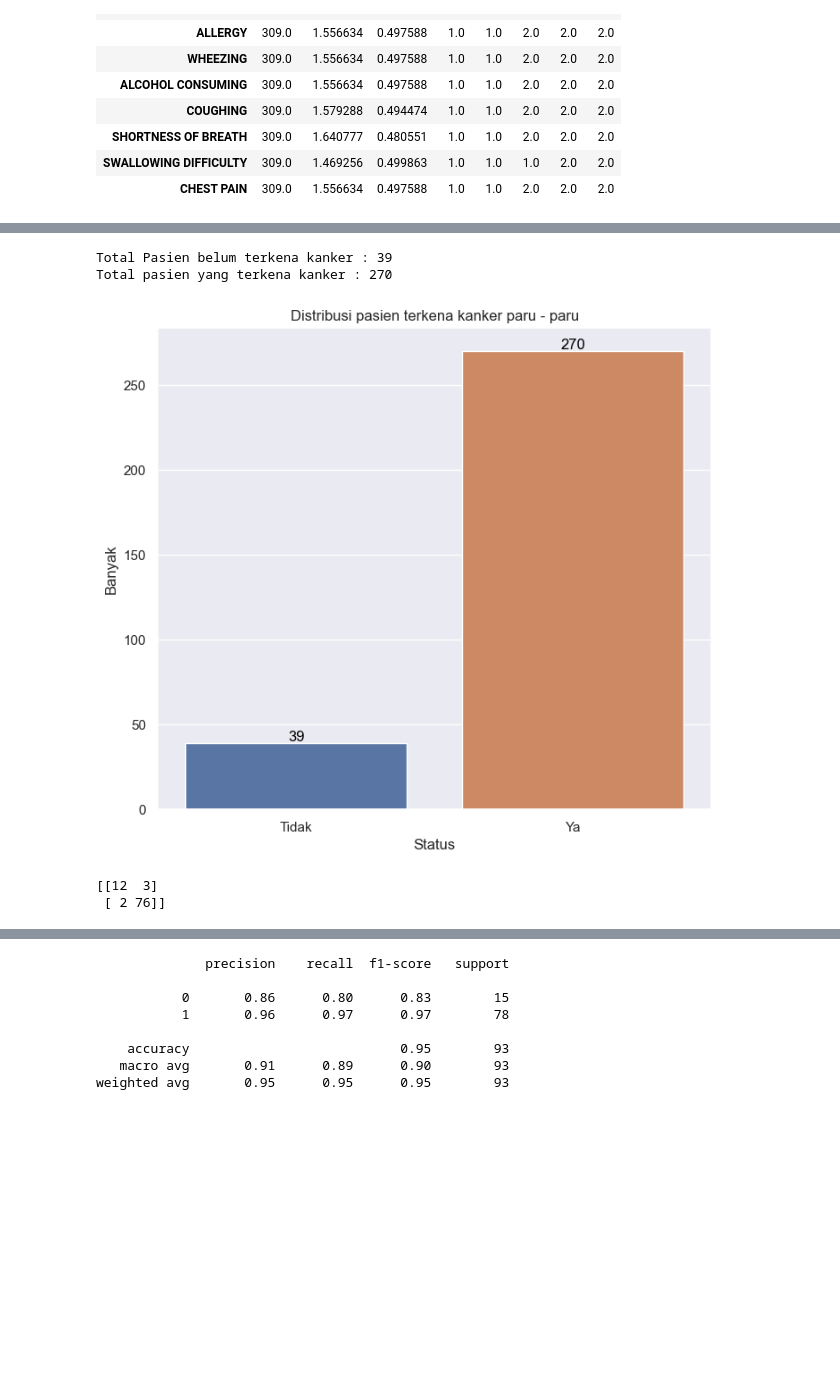
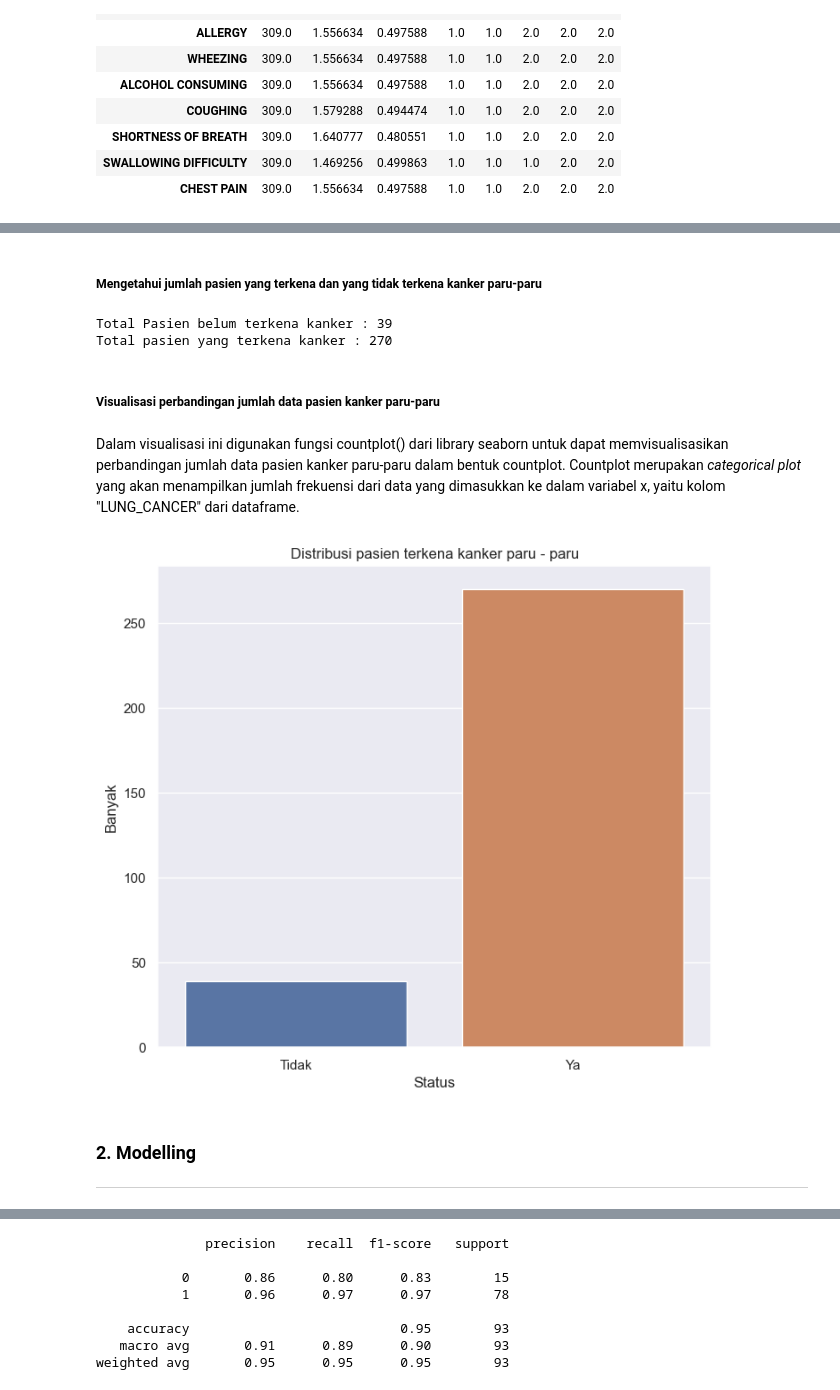
Before and after one commit to espadav/LungCancer_SVM, a Jupyter notebook: svm.ipynb, the cells around one changed output, grey strips where cells are left out. Cells and saved outputs as stored; diff of their text form; code cells hidden in the pictures; blank space fills up the shorter version.

Commit message:
Updated the classification model

```diff
--- a/svm.ipynb
+++ b/svm.ipynb
@@ -73,30 +115,28 @@ df.head()
 | 2 | 0 | 59 | 1 | 1 | 1 | 2 | 1 | 2 | 1 | ... |
 | 3 | 1 | 63 | 2 | 2 | 2 | 1 | 1 | 1 | 1 | ... |
 | 4 | 0 | 63 | 1 | 2 | 1 | 1 | 1 | 1 | 1 | ... |
+# %% [markdown]
+##### Mengetahui jumlah pasien yang terkena dan yang tidak terkena kanker paru-paru
 # %%
 print ('Total Pasien belum terkena kanker : {} '.format(data.LUNG_CANCER.value_counts()[0]))
 print ('Total pasien yang terkena kanker : {} '.format(data.LUNG_CANCER.value_counts()[1]))
 # %% [output]
 Total Pasien belum terkena kanker : 39
 Total pasien yang terkena kanker : 270
+# %% [markdown]
+##### Visualisasi perbandingan jumlah data pasien kanker paru-paru
+# %% [markdown]
+Dalam visualisasi ini digunakan fungsi countplot() dari library seaborn untuk dapat memvisualisasikan perbandingan jumlah data pasien kanker paru-paru dalam bentuk countplot. Countplot merupakan <i>categorical plot</i> yang akan menampilkan jumlah frekuensi dari data yang dimasukkan ke dalam variabel x, yaitu kolom "LUNG_CANCER" dari dataframe.
 # %%
 sns.set(style="darkgrid")
 plt.figure(figsize=(8, 7))
 sns.countplot(data=data, x='LUNG_CANCER')
 
-# Customize labels and title
 plt.xlabel('Status')
 plt.ylabel('Banyak')
 plt.title('Distribusi pasien terkena kanker paru - paru')
-
 plt.xticks(ticks=[0, 1], labels=['Tidak', 'Ya'])
 
-total_count = len(df)
-for p in plt.gca().patches:
-    plt.gca().annotate(f'{int(p.get_height())}', (p.get_x() + p.get_width() / 2., p.get_height()),
-                       ha='center', va='center', fontsize=12, color='black', xytext=(0, 5), textcoords='offset points')
-
-
 plt.show()
 # %% [output]
-[figure, old version]
+[figure, new version]
@@ -113,18 +143,3 @@ X_train, X_test, y_train, y_test = train_test_split(df.iloc[:, 0:15], df.iloc[:,
-# %%
-scaler = StandardScaler()
-
-X_train = scaler.fit_transform(X_train)
-X_test = scaler.transform(X_test)
-
-# btw ini pake kernel linear karena gw udah coba yg default ternyata bagusan linear hasilnya
-
-
-svm_classifier = SVC(kernel='linear', random_state=101)
-svm_classifier.fit(X_train, y_train)
-y_pred = svm_classifier.predict(X_test)
-accuracy = accuracy_score(y_test, y_pred)
-
-print(confusion_matrix(y_test,y_pred))
-# %% [output]
-[[12  3]
- [ 2 76]]
+# %% [markdown]
+### <b>2. Modelling</b>
+<hr>
```
Also changed, not shown: parts of 45 cells of this notebook.
